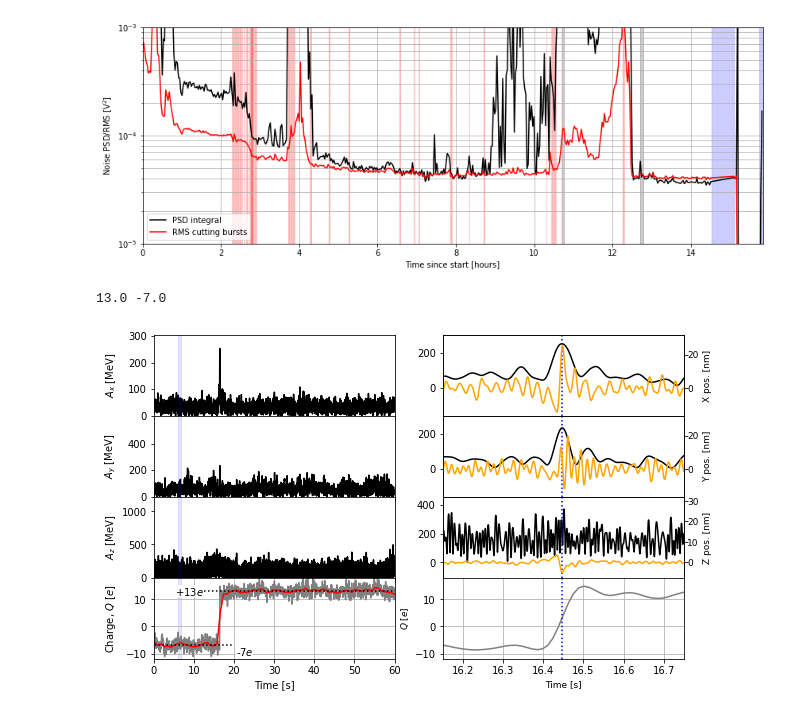
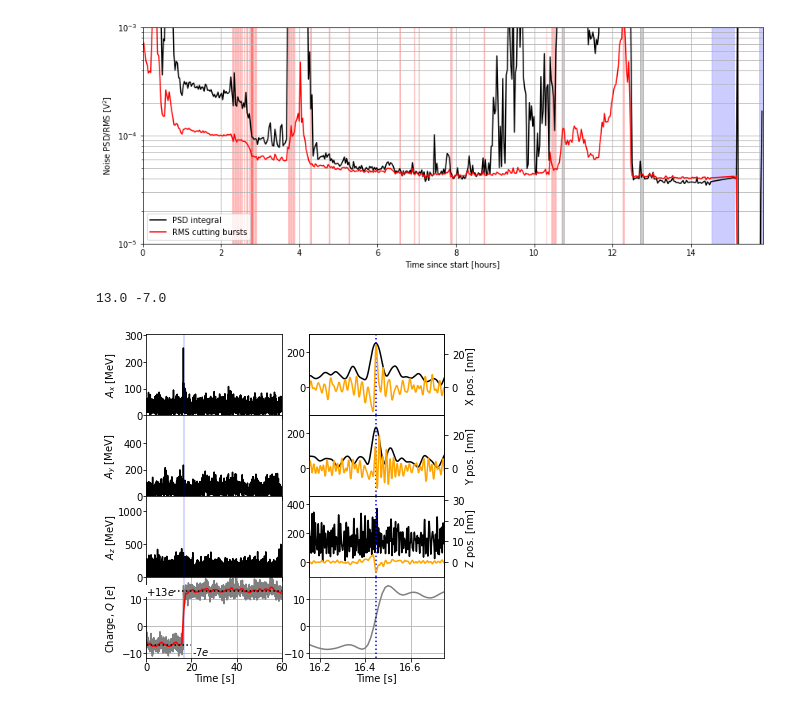
Before and after one commit to Moore-Lab/decay_analysis, a Jupyter notebook: analyze_alpha_data_20231030.ipynb, the cells around one changed output. Saved outputs shown, nothing was run; the diff lists cells and outputs as text; code cells hidden in the pictures.

Commit message:
merge plotting functions in bead util

```diff
--- a/analyze_alpha_data_20231030.ipynb
+++ b/analyze_alpha_data_20231030.ipynb
@@ -1565,20 +1565,21 @@ if(remake_files):
 # %%
 ## now attempt the background subtraction on the pulses themselves
 importlib.reload(bu)
 cfile = 271 ## from 10/30/2023
 cdat, attr, _ = bu.get_data(data_list[cfile])
 yup = 75
 xrange = [-1, -1]
 charge_range = [-1, -1]
-fig = plt.figure(figsize=(8,5))
+#fig = plt.figure(figsize=(8,5))
+fig = plt.figure(figsize=(4.5,5))
 omega0, gamma = 2*np.pi*37.8, 2*np.pi*4.2
 
-_ = bu.plot_impulse_with_recon_3D_paper(cdat, attr, template_dict_fit, noise_dict_3D, cal_facs=[cal_fac_fine, cal_fac_coarse],
+_ = bu.plot_impulse_with_recon_3D(cdat, attr, template_dict_fit, noise_dict_3D, cal_facs=[cal_fac_fine, cal_fac_coarse],
                                         amp_cal_facs=[volts_per_meters, calibrated_OF_amps_from_fit],
                                         filt_time_offset = filt_bins_offset, drive_idx=8, figout=fig,
                                         xrange=xrange, charge_range=charge_range, do_lowpass=True, ylim_init=[0,80],
                                         toffset = 35, tmax=60, subtract_sine_step=False, res_pars=[omega0, gamma], filt_charge_data=True,
                                         field_cal_fac=0.8, ylim2_scale=4.75, paper_plot=False)
 # %% [output]
 13.0 -7.0
-[figure, old version]
+[figure, new version]
```
Also changed, not shown: 2 other files.
